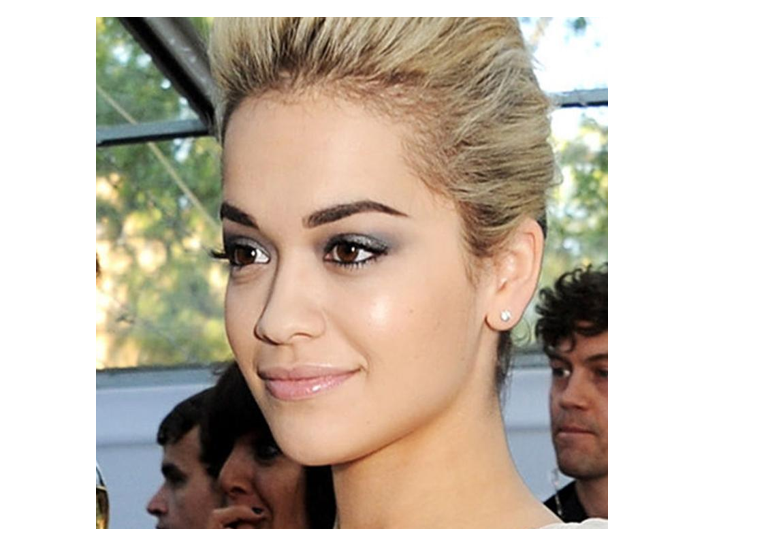
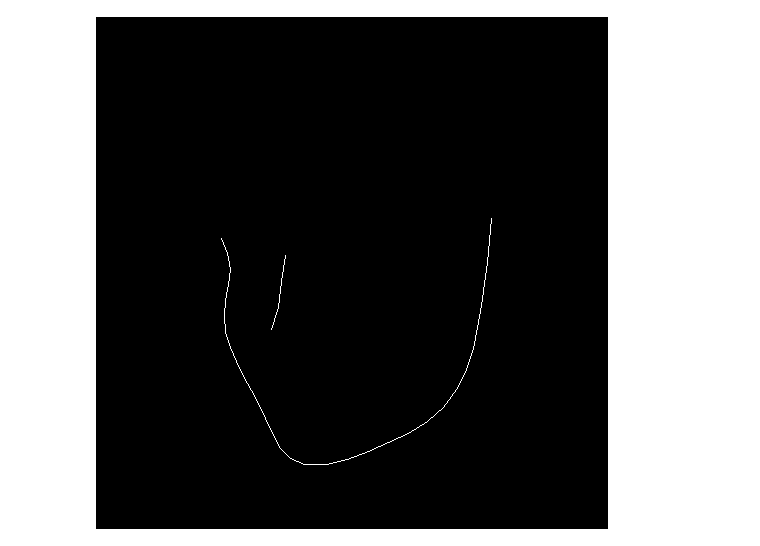
Before and after one commit to waratake2000/NeuralAnimeFaceLineGuider, a Jupyter notebook: source/stable_diffusion_api/image_generate_tester.ipynb, the cells around one changed output. Saved outputs shown, nothing was run; the diff lists cells and outputs as text; code cells hidden in the pictures.

Commit message:
make generate dataset script

```diff
--- a/source/stable_diffusion_api/image_generate_tester.ipynb
+++ b/source/stable_diffusion_api/image_generate_tester.ipynb
@@ -30,19 +30,20 @@ api = webuiapi.WebUIApi(host='192.168.0.50', port=7860)
 # anotation_data_lists
 # %%
 # パラメータ類----------------------------------------------------------------------------------------
-load_image_num = range(5) # csvの列ナンバー
+load_image_num = range(3) # csvの列ナンバー
 # 画像のクロップマージンの画像サイズに対する割合
 mergin_per = 0.2
 input_control_image_size = (512,512)
 # プロンプトの用意&生成画像サイズ
 prompts = [
-    "short hair,quality, eyes, best, winning, detailed, face,  Masterpiece, Award, Quality, solo, quality,1girl, masterpiece, anime,Anime,(perfect anime illustration)"
+    "short hair,quality, eyes, best, winning, detailed, face,  Masterpiece, Award, Quality, solo, quality,1girl, masterpiece, anime,Anime,(perfect anime illustration),kawaii,Kawaii",
+    "quality,Boy, eyes, best, winning, detailed, face,  Masterpiece, Award, Quality, solo, quality,1boy, masterpiece, anime,Anime,(perfect anime illustration),boy"
 ]
-negative_prompt = "young age, child, blur, poorly drawn face, disfigured, weak colors, extra fingers, (low quality, worst quality:1.3), deformed face"
+negative_prompt = ""
 generate_image_size = (512,512)
 # Unitの重みの設定
 unit1_weight = 1.0
-unit2_weight = 1.0
+unit2_weight = 1.6
 
 for image_num in load_image_num:
 
@@ -75,7 +76,7 @@ for image_num in load_image_num:
     croped_image_size_x,croped_image_size_y = input_control_image.size
     input_control_image = input_control_image.resize(input_control_image_size)
     print("input_control_image_size",input_control_image.size)
-    input_control_image.show() # controlnet input用の画像の表示#################################
+    # input_control_image.show() # controlnet input用の画像の表示#################################
 
     #scribble用の白黒画像の作成と表示---------------------------------------------------------------------------------
     black_image = Image.new('RGB', input_control_image.size, "black")
@@ -90,12 +91,12 @@ for image_num in load_image_num:
 
     # 使用する点と線の表示
     draw.line(transformed_coordinates_scribble[0:33], fill="white",width=1) # 輪郭
-    draw.line(transformed_coordinates_scribble[33:38], fill="white",width=1) # 左眉
-    draw.line(transformed_coordinates_scribble[42:47], fill="white",width=1) # 右眉
+    # draw.line(transformed_coordinates_scribble[33:38], fill="white",width=1) # 左眉
+    # draw.line(transformed_coordinates_scribble[42:47], fill="white",width=1) # 右眉
     draw.line(transformed_coordinates_scribble[51:55], fill="white",width=1) # 鼻筋
-    draw.line(transformed_coordinates_scribble[55:60], fill="white",width=1) # 鼻下
-    draw.line(transformed_coordinates_scribble[88:96], fill="white",width=1) # 口
-    draw.line([transformed_coordinates_scribble[88],transformed_coordinates_scribble[95]], fill="white",width=1) # 口
+    # draw.line(transformed_coordinates_scribble[55:60], fill="white",width=1) # 鼻下
+    # draw.line(transformed_coordinates_scribble[88:96], fill="white",width=1) # 口
+    # draw.line([transformed_coordinates_scribble[88],transformed_coordinates_scribble[95]], fill="white",width=1) # 口
     print("black_image.size",black_image.size)
     black_image.show()
 
@@ -106,8 +107,8 @@ for image_num in load_image_num:
     genimage_keypoints_y = [keypoint[1]*(generate_image_size[1] / input_control_image_size[1]) for keypoint in transformed_coordinates_scribble]
     x_np = np.array(genimage_keypoints_x)
     y_np = np.array(genimage_keypoints_y)
-    print(x_np)
-    print(y_np)
+    # print(x_np)
+    # print(y_np)
 
     unit1 = webuiapi.ControlNetUnit(
         input_image=black_image,
@@ -120,33 +121,58 @@ for image_num in load_image_num:
         input_image=input_control_image,
         # input_image=black_image_openpose,
         module='openpose_faceonly',
-        model='t2iadapter_openpose-fp16 [4286314e]',
+        model='control_v11p_sd15_openpose [cab727d4]',
         weight=unit2_weight
     )
+    # ig,ax = plt.subplots(1)
+    r = api.controlnet_detect(images=[input_control_image], module='openpose_faceonly')
+    # ax.imshow(r.image)
 
     for num,prompt in enumerate(prompts):
-
-        r = api.txt2img(
-            prompt=prompt,
-            negative_prompt=negative_prompt,
-            width=generate_image_size[0],
-            height=generate_image_size[1],
-            steps=28,
-            controlnet_units=[unit1,unit2]
-        )
+        # r = api.txt2img(
+        #     prompt=prompt,
+        #     negative_prompt=negative_prompt,
+        #     width=generate_image_size[0],
+        #     height=generate_image_size[1],
+        #     steps=38,
+        #     controlnet_units=[unit2,]
+        # )
 
         fig,ax = plt.subplots(1)
         ax.imshow(r.image)
 
         # 線を引く
-        plt.plot(x_np[0:33], y_np[0:33], 'o',color='red',markersize=2) # 輪郭
-        plt.plot(x_np[33:38], y_np[33:38], 'o',color='red',markersize=2) # 右眉
-        plt.plot(x_np[42:47], y_np[42:47], 'o',color='red',markersize=2) # 左眉
-        plt.plot(x_np[51:55], y_np[51:55], 'o',color='red',markersize=2) # 鼻筋
-        plt.plot(x_np[55:60], y_np[55:60], 'o',color='red',markersize=2) # 鼻下
-        plt.plot(x_np[88:96], y_np[88:96], 'o',color='red',markersize=2) # 口
-        plt.plot([x_np[88],x_np[95]], [y_np[88],y_np[95]], 'o',color='red',markersize=2) # 口
+        # plt.plot(x_np[0:33], y_np[0:33], 'o',color='red',markersize=2) # 輪郭
+        # print(orig_landmark_coordinates[0:33])
+        # plt.plot(x_np[33:38], y_np[33:38], 'o',color='red',markersize=2) # 上右眉
+        # plt.plot(x_np[38:42], y_np[38:42], 'o',color='red',markersize=2) # 下右眉
+        # plt.plot(x_np[42:47], y_np[42:47], 'o',color='red',markersize=2) # 上左眉
+        # plt.plot(x_np[47:51], y_np[47:51], 'o',color='red',markersize=2) # 下左眉
+        # plt.plot(x_np[51:55], y_np[51:55], 'o',color='red',markersize=2) # 鼻筋
+        # plt.plot(x_np[55:60], y_np[55:60], 'o',color='red',markersize=2) # 鼻下
+        # plt.plot(x_np[60:68], y_np[60:68], 'o',color='red',markersize=2) # 右目
+        # plt.plot(x_np[68:76], y_np[68:76], 'o',color='red',markersize=2) # 左目
+        # plt.plot(x_np[88:96], y_np[88:96], 'o',color='red',markersize=2) # 口
+        plt.plot(x_np[96], y_np[96], 'o',color='red',markersize=2) # 右目の光彩
+        plt.plot(x_np[97], y_np[97], 'o',color='red',markersize=2) # 右目の光彩
+        # plt.plot([x_np[88],x_np[95]], [y_np[88],y_np[95]], 'o',color='red',markersize=2) # 口
         plt.show()
+
+        # print(writting_annotation_coordinate_xy)
+        # print(genimage_keypoints_x[keypoint])
+        # print(genimage_keypoints_y[keypoint])
+
+        # 画像とアノテーションデータの保存-------------------------------------------------------------------
+        generate_coordinates_one_dimention = [""]
+        for keypoint in range(98):
+            generate_coordinates_one_dimention.append(genimage_keypoints_x[keypoint])
+            generate_coordinates_one_dimention.append(genimage_keypoints_y[keypoint])
+        print(generate_coordinates_one_dimention)
+        # 生成された画像の保存
+        # r.image.save(f"{image_save_path}/{image_file_name}_{num}.jpg")
+        # アノテーションデータの保存
+        # facial_contours = [facial_contours[0:33]]
+        # upper_right_eyebrow = [facial_contours[0:33]]
 # %% [output]
 orig_image_size_x,orig_image_size_y 1024 1024
 input_control_image_size (512, 512)
@@ -153 +180 @@ input_control_image_size (512, 512)
-[figure, old version]
+[figure, new version]
```
Also changed, not shown: parts of 2 cells of this notebook, 1 other file.
